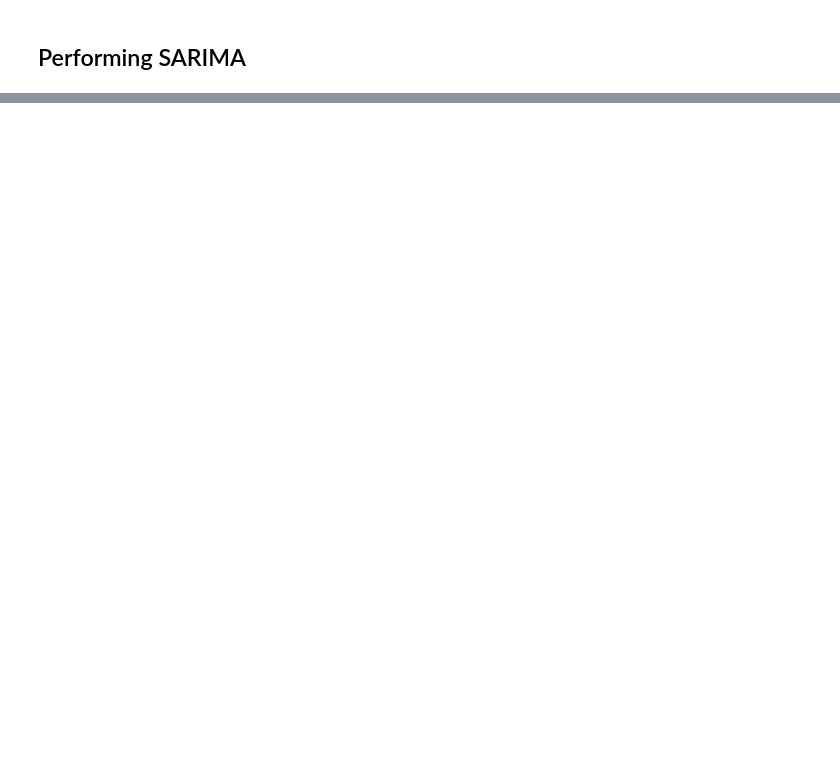
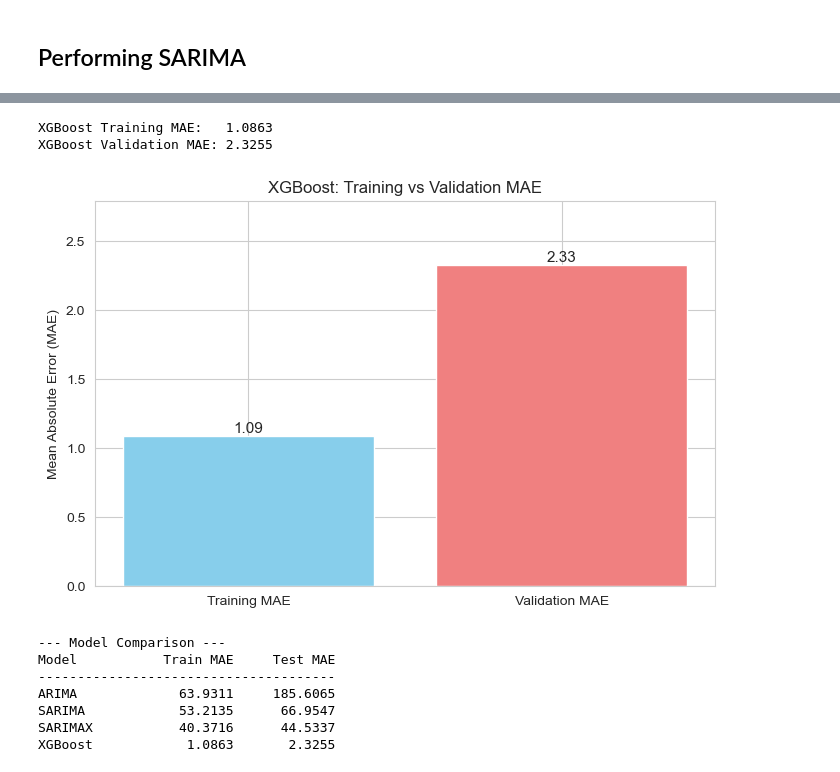
Before and after one commit to Smuthusivam/LEI-Assignment-01_Feb, a Jupyter notebook: Tasks/Tasks_2/Model.ipynb, the cells around one changed output, grey strips where cells are left out. Cells and saved outputs as stored; diff of their text form; code cells hidden in the pictures; blank space fills up the shorter version.

Commit message:
implemented XGBoost and showcased training,testing and forecasting graphs

```diff
--- a/Tasks/Tasks_2/Model.ipynb
+++ b/Tasks/Tasks_2/Model.ipynb
@@ -394,0 +586,43 @@ plt.show()
+# %%
+xgb_train_mae = mean_absolute_error(y_train_xgb, xgb_train_pred)
+xgb_test_mae  = mean_absolute_error(y_test_xgb,  xgb_test_pred)
+
+print(f"XGBoost Training MAE:   {xgb_train_mae:.4f}")
+print(f"XGBoost Validation MAE: {xgb_test_mae:.4f}")
+
+# MAE bar chart
+labels = ['Training MAE', 'Validation MAE']
+values = [xgb_train_mae, xgb_test_mae]
+colors = ['skyblue', 'lightcoral']
+
+plt.figure(figsize=(8, 5))
+sns.set_style("whitegrid")
+bars = plt.bar(labels, values, color=colors)
+for bar in bars:
+    yval = bar.get_height()
+    plt.text(bar.get_x() + bar.get_width() / 2, yval + 0.005,
+             round(yval, 2), va='bottom', ha='center', fontsize=11)
+plt.ylabel('Mean Absolute Error (MAE)')
+plt.title('XGBoost: Training vs Validation MAE')
+plt.ylim(0, max(values) * 1.2)
+plt.show()
+
+# Updated comparison table
+print("\n--- Model Comparison ---")
+print(f"{'Model':<12} {'Train MAE':>12} {'Test MAE':>12}")
+print("-" * 38)
+print(f"{'ARIMA':<12} {train_mae:>12.4f} {test_mae:>12.4f}")
+print(f"{'SARIMA':<12} {sarima_train_mae:>12.4f} {sarima_test_mae:>12.4f}")
+print(f"{'SARIMAX':<12} {sarimax_train_mae:>12.4f} {sarimax_test_mae:>12.4f}")
+print(f"{'XGBoost':<12} {xgb_train_mae:>12.4f} {xgb_test_mae:>12.4f}")
+# %% [output]
+XGBoost Training MAE:   1.0863
+XGBoost Validation MAE: 2.3255
+[figure, added]
+--- Model Comparison ---
+Model           Train MAE     Test MAE
+--------------------------------------
+ARIMA             63.9311     185.6065
+SARIMA            53.2135      66.9547
+SARIMAX           40.3716      44.5337
+XGBoost            1.0863       2.3255
```
Also changed, not shown: parts of 18 cells of this notebook, 13 other files.
